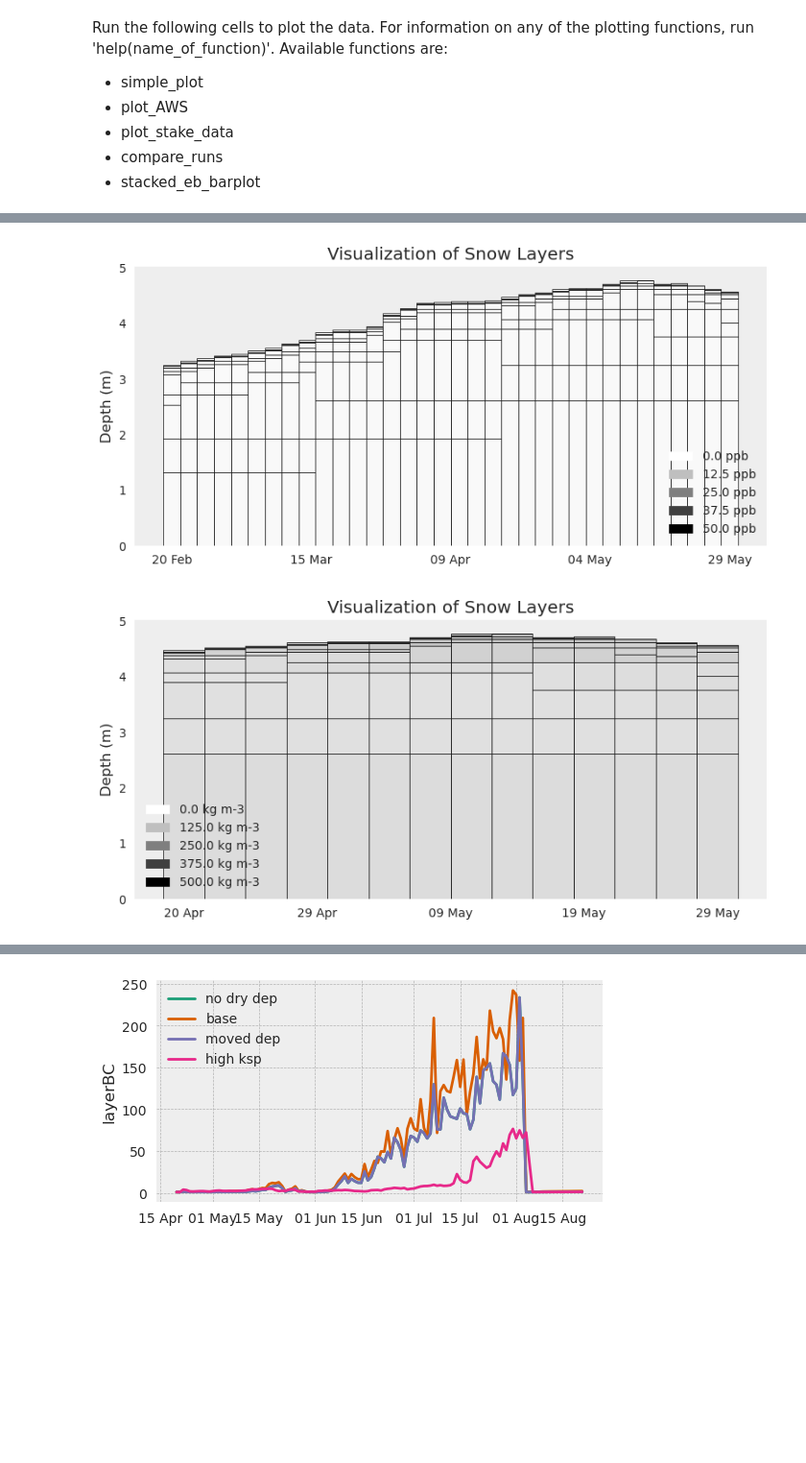
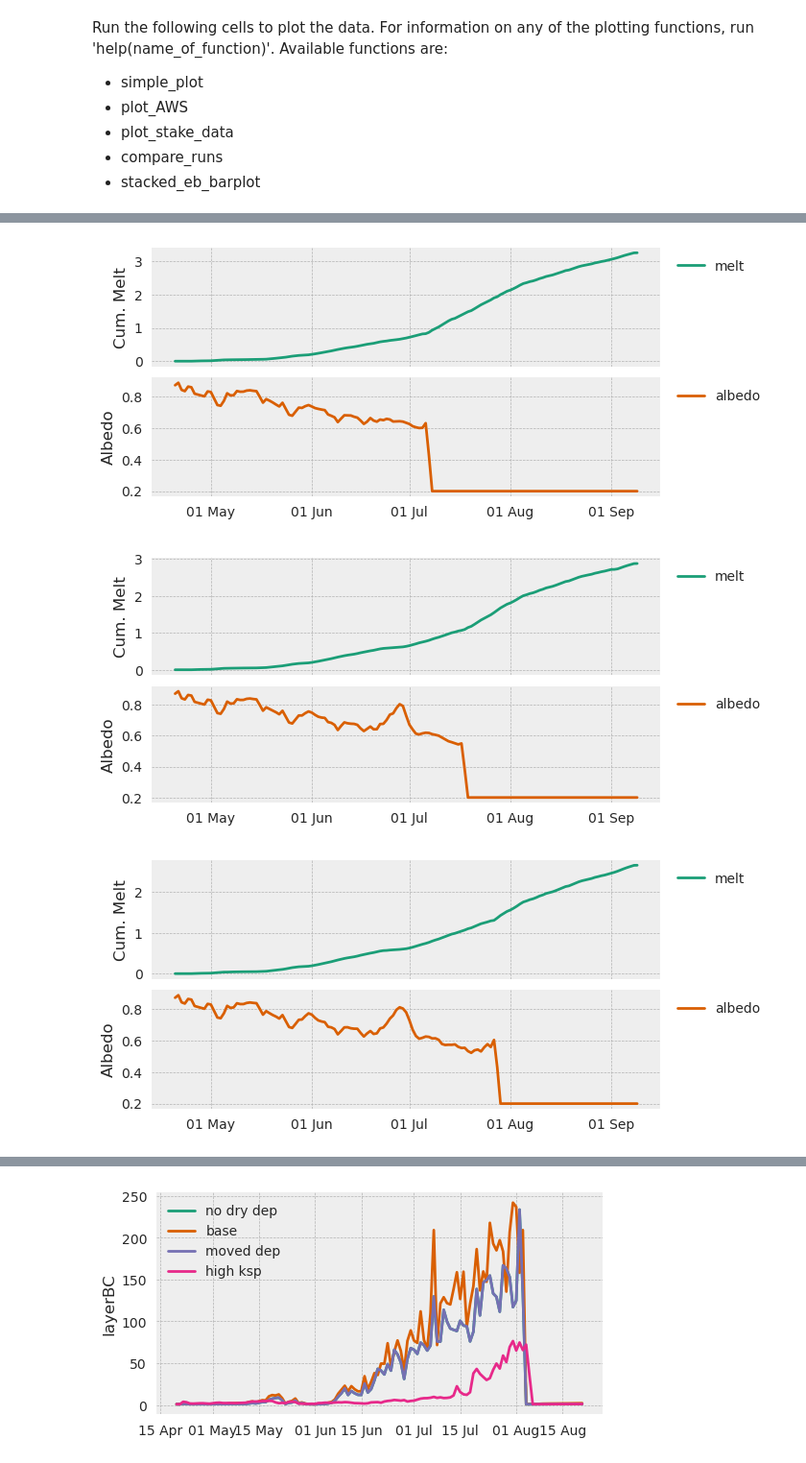
Before and after one commit to drounce/PyGEM, a Jupyter notebook: pygem_eb/processing/ebplotting.ipynb, the cells around one changed output, grey strips where cells are left out. Shown at 96% size. Saved outputs shown, nothing was run; the diff lists cells and outputs as text; code cells hidden in the pictures; blank space fills up the shorter version.

```diff
--- a/pygem_eb/processing/ebplotting.ipynb
+++ b/pygem_eb/processing/ebplotting.ipynb
@@ -27,9 +36,8 @@ plot_single_layer(ds,0,['layerBC','layerdust'],[startdate,'2005-12-12 23:30'],re
-# %%
-time = pd.date_range('2004-02-20 00:30','2004-05-30 23:30',freq='3d')
-visualize_layers(ds,0,time,'layerBC')
-# visualize_layers(ds,0,time,'layertemp')
-visualize_layers(ds,0,pd.date_range('2004-04-20 00:30','2004-05-30 23:30',freq='3d'),'layerdensity')
-# simple_plot(ds,0,time,[['albedo'],['snowdepth'],['meltenergy','SWnet']])
-# %% [output]
-[figure, removed]
-[figure, removed]
+# %%
+ds6,startdate,enddate = getds('~/research/Output/EB/Gulkana_2024_03_12_4.nc')
+for bin in np.arange(0,6):
+    simple_plot(ds6,bin,[startdate,enddate],[['melt'],['albedo']])
+# %% [output]
+[figure, added]
+[figure, added]
+[figure, added]
```
Also changed, not shown: parts of 23 cells of this notebook, 12 other files.
